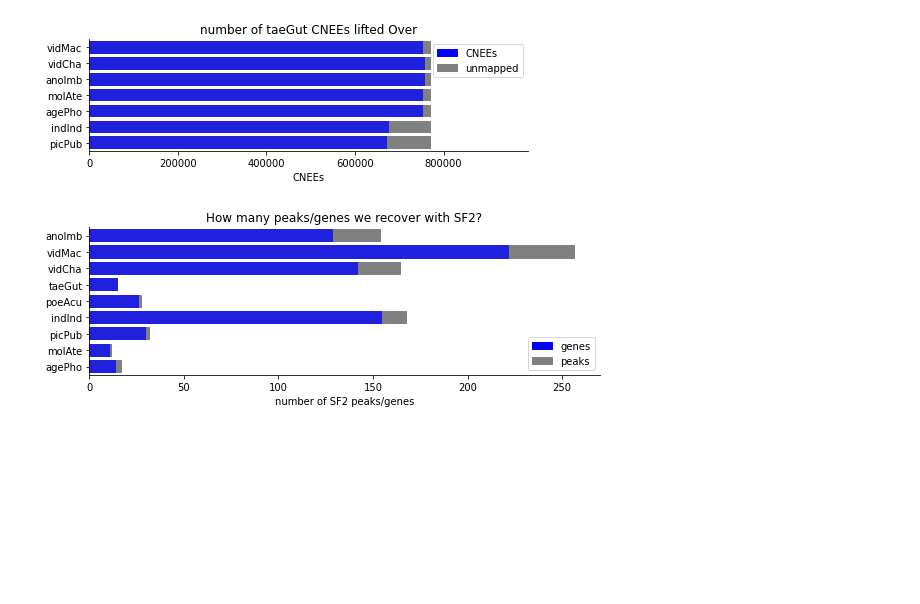
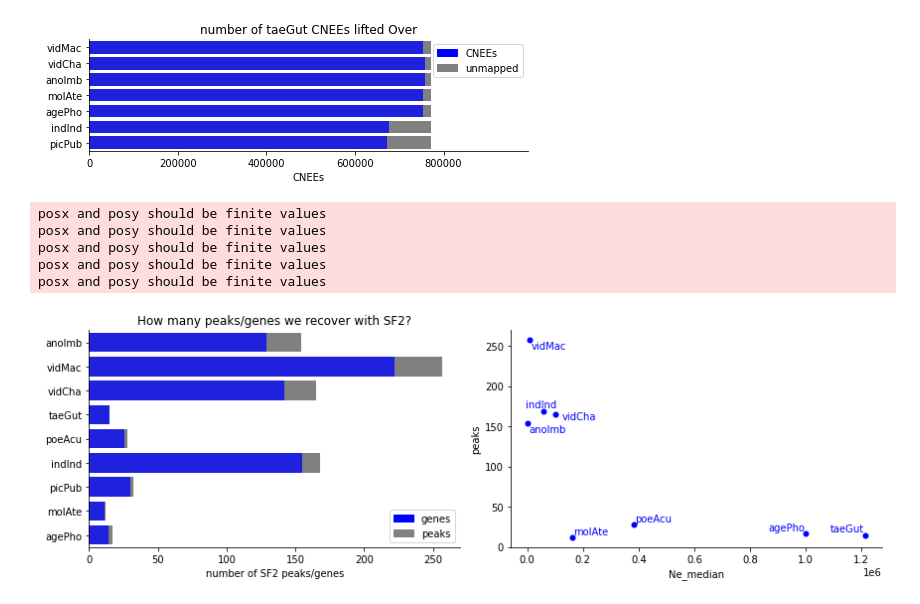
Before and after one commit to osipovarev/Brood_parasites_analysis, a Jupyter notebook: divergence_pi_tajima_fst_analysis.ipynb, the cells around one changed output. Drawn from its saved outputs; the diff is of its cells as text; code cells hidden in the pictures; blank space fills up the shorter version.

```diff
--- a/divergence_pi_tajima_fst_analysis.ipynb
+++ b/divergence_pi_tajima_fst_analysis.ipynb
@@ -1330,28 +1330,44 @@ pdf_name = 'number_of_CNEEs.lifOver_from_taeGut.pdf'
 # %%
 dir_path = '/Users/osipova/Documents/LabDocs/Brood_parasites_analysis/'
 file_name = 'all_bp.peaks_genes_number.SF2.tsv'
 file_data = glob(dir_path + file_name)[0]
 df = pd.read_csv(file_data, sep='\t')
 
-fig, axes = plt.subplots(figsize = (8, 3))
+fig, axes = plt.subplots(1, 2, figsize = (12, 4))
+ax1, ax2 = axes[0], axes[1]
 
-sns.barplot(data=df, y='db', x='peaks', color='grey')
-sns.barplot(data=df, y='db', x='genes', color='blue')
 
-axes.set_ylabel('')
-axes.set_xlabel('number of SF2 peaks/genes')
-axes.set_title('How many peaks/genes we recover with SF2?')
+## Plot # of peaks/genes SF2
+sns.barplot(ax=ax1, data=df, y='db', x='peaks', color='grey')
+sns.barplot(ax=ax1, data=df, y='db', x='genes', color='blue')
+
+ax1.set_ylabel('')
+ax1.set_xlabel('number of SF2 peaks/genes')
+ax1.set_title('How many peaks/genes we recover with SF2?')
 
 # add custom legend
 blue_patch = mpatches.Patch(color='blue', label='genes')
 grey_patch = mpatches.Patch(color='grey', label='peaks')
-plt.legend(handles=[blue_patch, grey_patch])
+ax1.legend(handles=[blue_patch, grey_patch])
 
+
+## Plot correlation: # peaks VS Ne
+sns.scatterplot(ax=ax2, data=df, x='Ne_median', y='peaks', color='blue', linewidth=0)
+
+labels = []
+for x, y, db in zip(df['Ne_median'], df['peaks'], df['db']):
+    labels.append(ax2.text(x=x, y=y, s=db, color='blue', size=10))
+adjust_text(labels, ax=ax2)
 
 sns.despine(fig=None, ax=None, left=False, bottom=False, offset=None, trim=False)
 fig.tight_layout()
 
 pdf_name = 'all_bp.peaks_genes_number.SF2.pdf'
 # fig.savefig(pdf_name, bbox_inches='tight')
 # %% [output]
+posx and posy should be finite values
+posx and posy should be finite values
+posx and posy should be finite values
+posx and posy should be finite values
+posx and posy should be finite values
-[figure, old version]
+[figure, new version]
```
Also changed, not shown: 2 other files.
